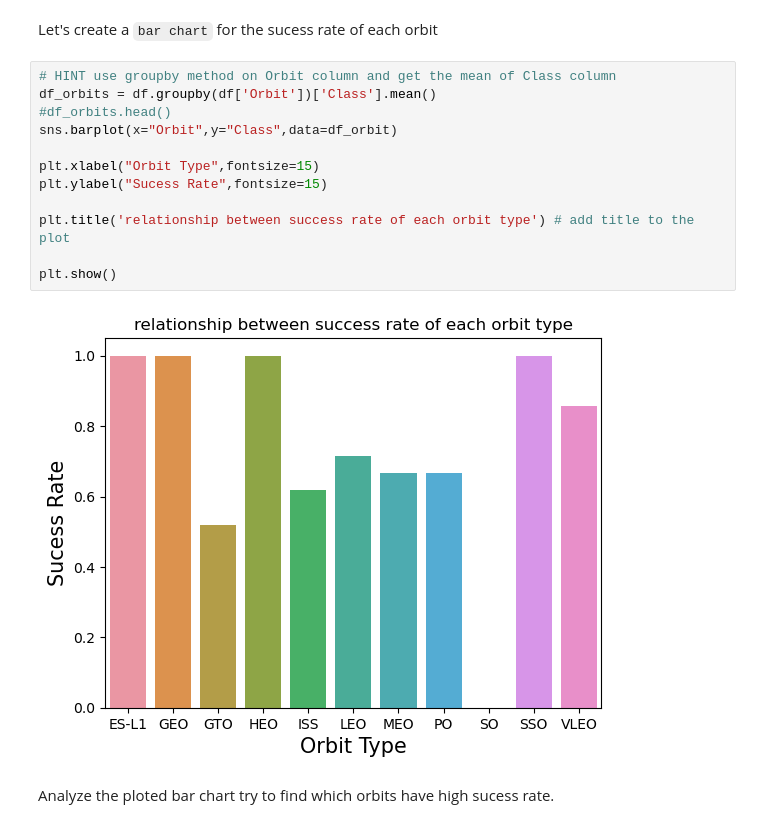
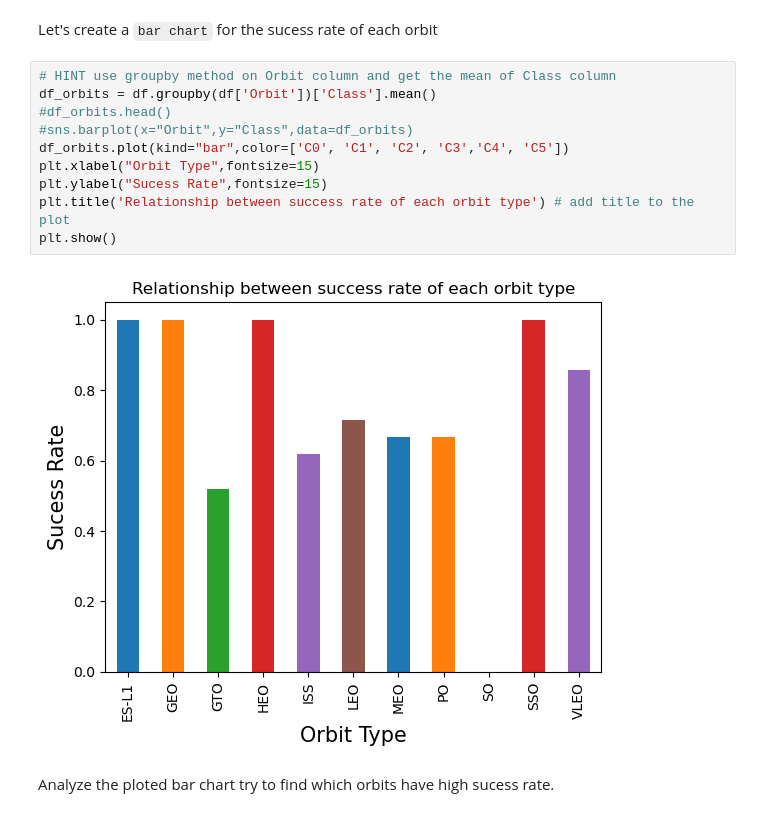
Before and after one commit to MrsFrisby/DS_Capstone, a Jupyter notebook: eda-dataviz.ipynb, the cells around one changed output. Cells and saved outputs as stored; diff of their text form.

```diff
--- a/eda-dataviz.ipynb
+++ b/eda-dataviz.ipynb
@@ -117,17 +117,15 @@ Let's create a `bar chart` for the sucess rate of each orbit
 # %%
 # HINT use groupby method on Orbit column and get the mean of Class column
 df_orbits = df.groupby(df['Orbit'])['Class'].mean()
 #df_orbits.head()
-sns.barplot(x="Orbit",y="Class",data=df_orbit)
-
+#sns.barplot(x="Orbit",y="Class",data=df_orbits)
+df_orbits.plot(kind="bar",color=['C0', 'C1', 'C2', 'C3','C4', 'C5'])
 plt.xlabel("Orbit Type",fontsize=15)
 plt.ylabel("Sucess Rate",fontsize=15)
-
-plt.title('relationship between success rate of each orbit type') # add title to the plot
-
+plt.title('Relationship between success rate of each orbit type') # add title to the plot
 plt.show()
 # %% [output]
-[figure, old version]
+[figure, new version]
 # %% [markdown]
 Analyze the ploted bar chart try to find which orbits have high sucess rate.
 # %% [markdown]
```
Also changed, not shown: parts of 3 cells of this notebook.
